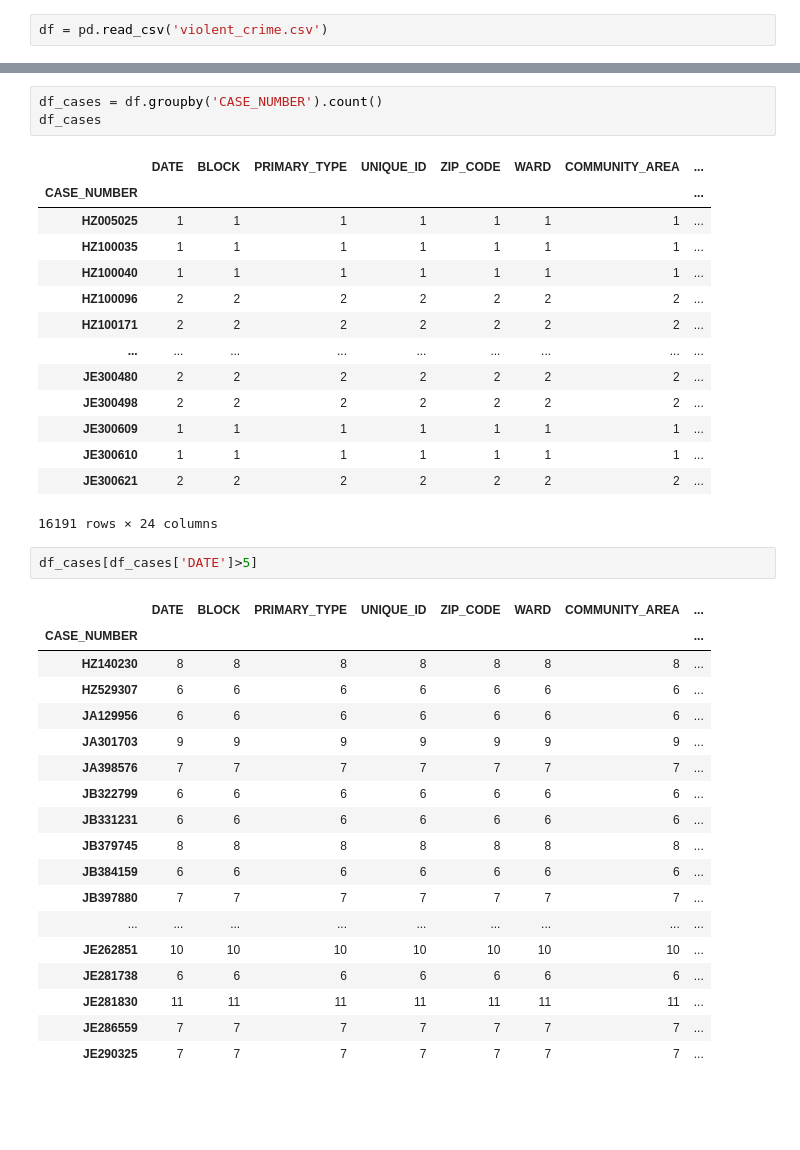
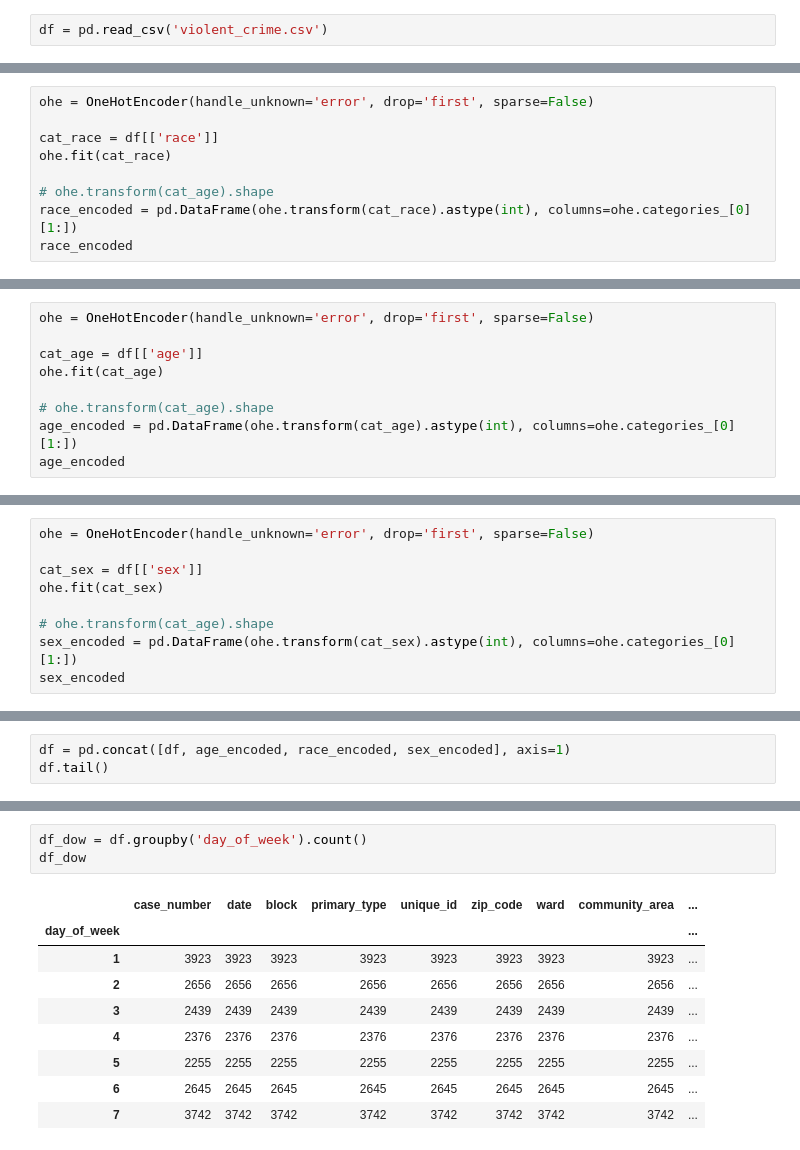
Before and after one commit to GeorgeFerre/chicago_violent_crime, a Jupyter notebook: EDA.ipynb, the cells around one changed output, grey strips where cells are left out. Cells and saved outputs as stored; diff of their text form; blank space fills up the shorter version.

```diff
--- a/EDA.ipynb
+++ b/EDA.ipynb
@@ -78,0 +155,9 @@ df[df['ZIP_CODE']==60626]
+# %%
+ohe = OneHotEncoder(handle_unknown='error', drop='first', sparse=False)
+
+cat_race = df[['race']]
+ohe.fit(cat_race)
+
+# ohe.transform(cat_age).shape
+race_encoded = pd.DataFrame(ohe.transform(cat_race).astype(int), columns=ohe.categories_[0][1:])
+race_encoded
@@ -78,0 +178,9 @@ df[df['ZIP_CODE']==60626]
+# %%
+ohe = OneHotEncoder(handle_unknown='error', drop='first', sparse=False)
+
+cat_age = df[['age']]
+ohe.fit(cat_age)
+
+# ohe.transform(cat_age).shape
+age_encoded = pd.DataFrame(ohe.transform(cat_age).astype(int), columns=ohe.categories_[0][1:])
+age_encoded
@@ -78,0 +201,9 @@ df[df['ZIP_CODE']==60626]
+# %%
+ohe = OneHotEncoder(handle_unknown='error', drop='first', sparse=False)
+
+cat_sex = df[['sex']]
+ohe.fit(cat_sex)
+
+# ohe.transform(cat_age).shape
+sex_encoded = pd.DataFrame(ohe.transform(cat_sex).astype(int), columns=ohe.categories_[0][1:])
+sex_encoded
@@ -78,0 +224,3 @@ df[df['ZIP_CODE']==60626]
+# %%
+df = pd.concat([df, age_encoded, race_encoded, sex_encoded], axis=1)
+df.tail()
@@ -79,39 +281,13 @@ df[df['ZIP_CODE']==60626]
 # %%
-df_cases = df.groupby('CASE_NUMBER').count()
-df_cases
+df_dow = df.groupby('day_of_week').count()
+df_dow
 # %% [output]
-|  | DATE | BLOCK | PRIMARY_TYPE | UNIQUE_ID | ZIP_CODE | WARD | COMMUNITY_AREA | ... |
-| CASE_NUMBER |  |  |  |  |  |  |  | ... |
-| HZ005025 | 1 | 1 | 1 | 1 | 1 | 1 | 1 | ... |
-| HZ100035 | 1 | 1 | 1 | 1 | 1 | 1 | 1 | ... |
-| HZ100040 | 1 | 1 | 1 | 1 | 1 | 1 | 1 | ... |
-| HZ100096 | 2 | 2 | 2 | 2 | 2 | 2 | 2 | ... |
-| HZ100171 | 2 | 2 | 2 | 2 | 2 | 2 | 2 | ... |
-| ... | ... | ... | ... | ... | ... | ... | ... | ... |
-| JE300480 | 2 | 2 | 2 | 2 | 2 | 2 | 2 | ... |
-| JE300498 | 2 | 2 | 2 | 2 | 2 | 2 | 2 | ... |
-| JE300609 | 1 | 1 | 1 | 1 | 1 | 1 | 1 | ... |
-| JE300610 | 1 | 1 | 1 | 1 | 1 | 1 | 1 | ... |
-| JE300621 | 2 | 2 | 2 | 2 | 2 | 2 | 2 | ... |
+|  | case_number | date | block | primary_type | unique_id | zip_code | ward | community_area | ... |
+| day_of_week |  |  |  |  |  |  |  |  | ... |
+| 1 | 3923 | 3923 | 3923 | 3923 | 3923 | 3923 | 3923 | 3923 | ... |
+| 2 | 2656 | 2656 | 2656 | 2656 | 2656 | 2656 | 2656 | 2656 | ... |
+| 3 | 2439 | 2439 | 2439 | 2439 | 2439 | 2439 | 2439 | 2439 | ... |
+| 4 | 2376 | 2376 | 2376 | 2376 | 2376 | 2376 | 2376 | 2376 | ... |
+| 5 | 2255 | 2255 | 2255 | 2255 | 2255 | 2255 | 2255 | 2255 | ... |
+| 6 | 2645 | 2645 | 2645 | 2645 | 2645 | 2645 | 2645 | 2645 | ... |
+| 7 | 3742 | 3742 | 3742 | 3742 | 3742 | 3742 | 3742 | 3742 | ... |
-16191 rows × 24 columns
-# %%
-df_cases[df_cases['DATE']>5]
-# %% [output]
-|  | DATE | BLOCK | PRIMARY_TYPE | UNIQUE_ID | ZIP_CODE | WARD | COMMUNITY_AREA | ... |
-| CASE_NUMBER |  |  |  |  |  |  |  | ... |
-| HZ140230 | 8 | 8 | 8 | 8 | 8 | 8 | 8 | ... |
-| HZ529307 | 6 | 6 | 6 | 6 | 6 | 6 | 6 | ... |
-| JA129956 | 6 | 6 | 6 | 6 | 6 | 6 | 6 | ... |
-| JA301703 | 9 | 9 | 9 | 9 | 9 | 9 | 9 | ... |
-| JA398576 | 7 | 7 | 7 | 7 | 7 | 7 | 7 | ... |
-| JB322799 | 6 | 6 | 6 | 6 | 6 | 6 | 6 | ... |
-| JB331231 | 6 | 6 | 6 | 6 | 6 | 6 | 6 | ... |
-| JB379745 | 8 | 8 | 8 | 8 | 8 | 8 | 8 | ... |
-| JB384159 | 6 | 6 | 6 | 6 | 6 | 6 | 6 | ... |
-| JB397880 | 7 | 7 | 7 | 7 | 7 | 7 | 7 | ... |
-| ... | ... | ... | ... | ... | ... | ... | ... | ... |
-| JE262851 | 10 | 10 | 10 | 10 | 10 | 10 | 10 | ... |
-| JE281738 | 6 | 6 | 6 | 6 | 6 | 6 | 6 | ... |
-| JE281830 | 11 | 11 | 11 | 11 | 11 | 11 | 11 | ... |
-| JE286559 | 7 | 7 | 7 | 7 | 7 | 7 | 7 | ... |
-| JE290325 | 7 | 7 | 7 | 7 | 7 | 7 | 7 | ... |
```
Also changed, not shown: parts of 34 cells of this notebook.
